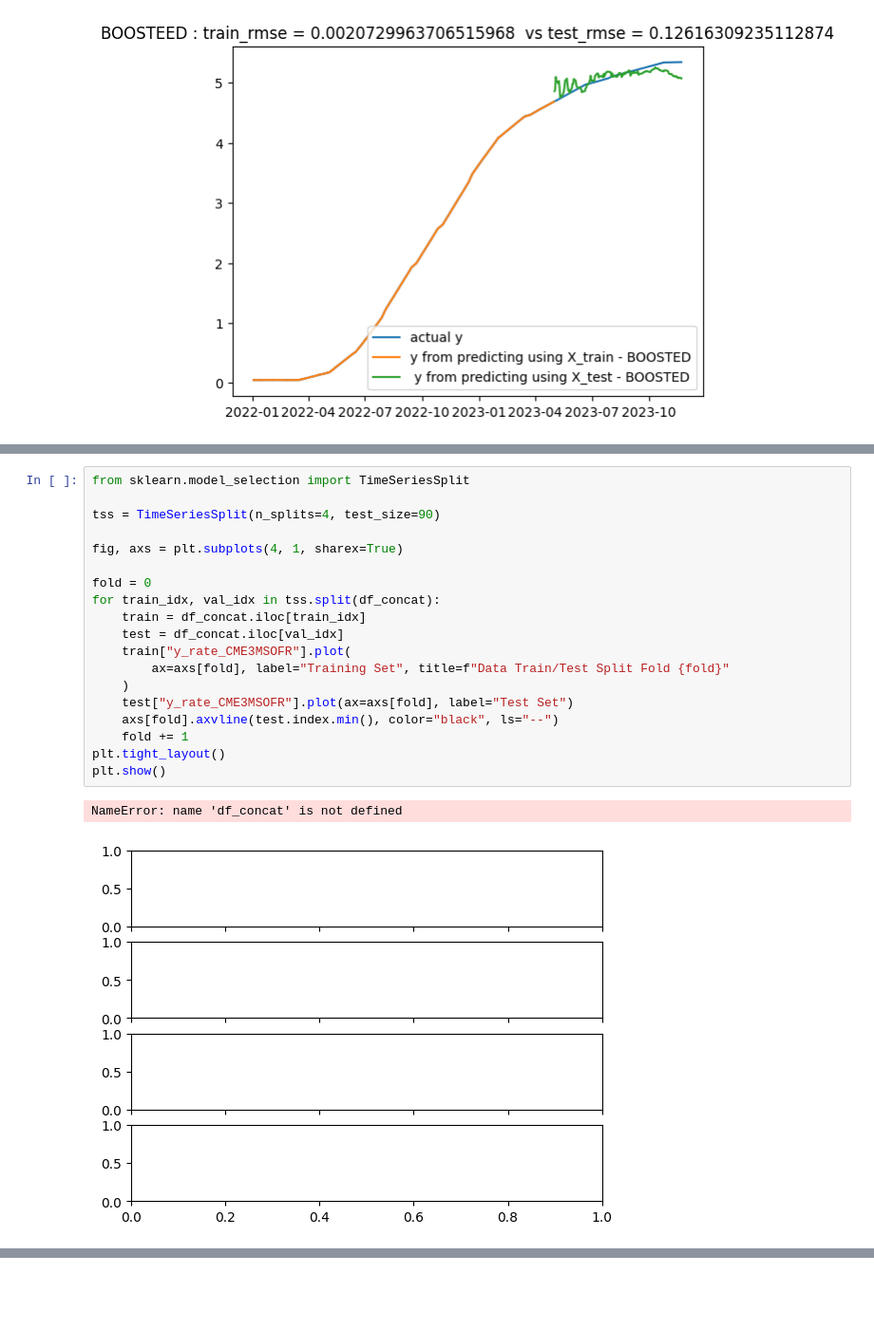
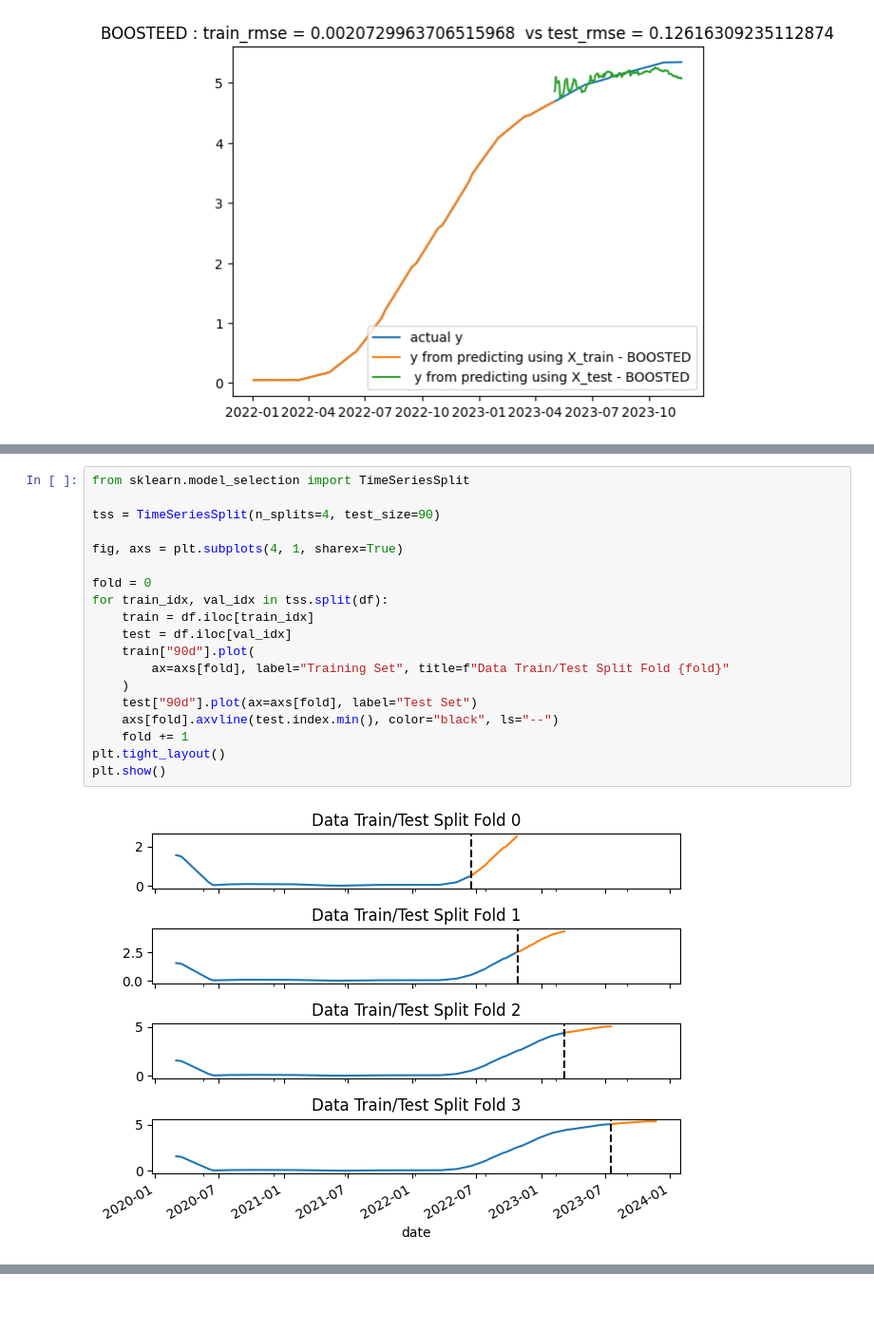
Before and after one commit to kilowiski/qf634_proj, a Jupyter notebook: code/634_fixfeature.ipynb, the cells around one changed output, grey strips where cells are left out. Shown at 95% size. Saved outputs shown, nothing was run; the diff lists cells and outputs as text.

```diff
--- a/code/634_fixfeature.ipynb
+++ b/code/634_fixfeature.ipynb
@@ -785,22 +814,21 @@ plt.legend()
 # %%
 from sklearn.model_selection import TimeSeriesSplit
 
 tss = TimeSeriesSplit(n_splits=4, test_size=90)
 
 fig, axs = plt.subplots(4, 1, sharex=True)
 
 fold = 0
-for train_idx, val_idx in tss.split(df_concat):
-    train = df_concat.iloc[train_idx]
-    test = df_concat.iloc[val_idx]
-    train["y_rate_CME3MSOFR"].plot(
+for train_idx, val_idx in tss.split(df):
+    train = df.iloc[train_idx]
+    test = df.iloc[val_idx]
+    train["90d"].plot(
         ax=axs[fold], label="Training Set", title=f"Data Train/Test Split Fold {fold}"
     )
-    test["y_rate_CME3MSOFR"].plot(ax=axs[fold], label="Test Set")
+    test["90d"].plot(ax=axs[fold], label="Test Set")
     axs[fold].axvline(test.index.min(), color="black", ls="--")
     fold += 1
 plt.tight_layout()
 plt.show()
 # %% [output]
-NameError: name 'df_concat' is not defined
-[figure, old version]
+[figure, new version]
```
Also changed, not shown: parts of 5 cells of this notebook.
